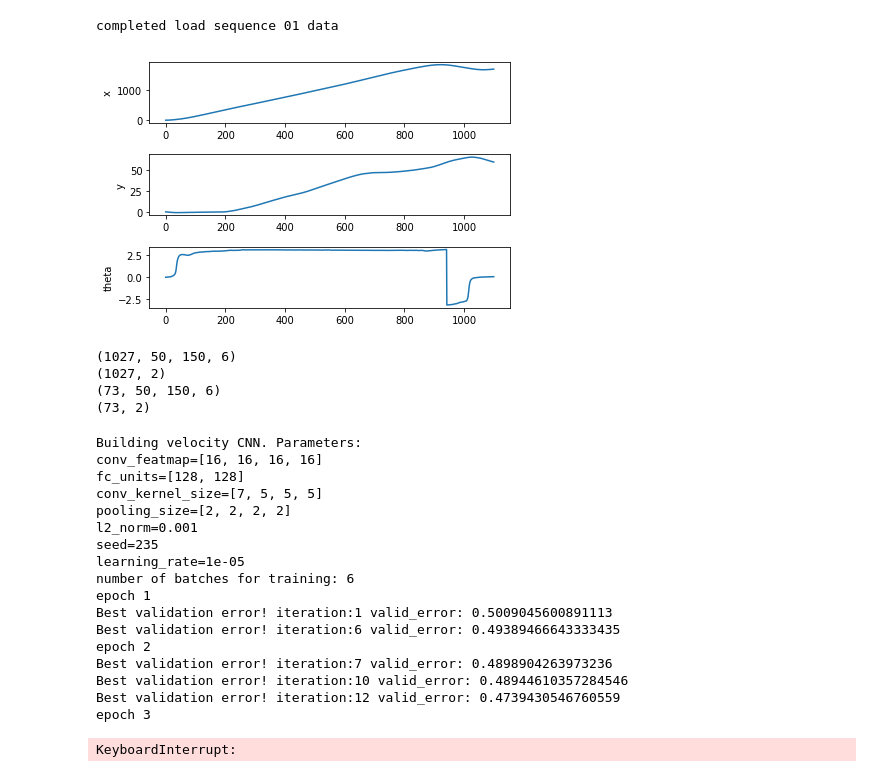
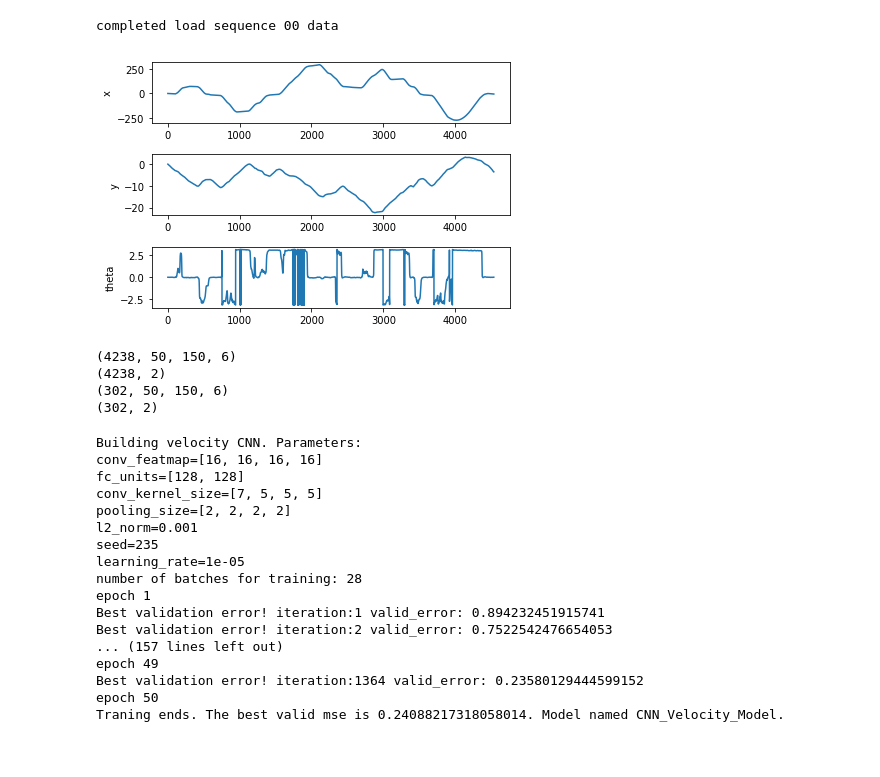
Before and after one commit to gagkhan/deep_visual_odometry, a Jupyter notebook: Training.ipynb, the cells around one changed output. Drawn from its saved outputs; the diff is of its cells as text; code cells hidden in the pictures.

```diff
--- a/Training.ipynb
+++ b/Training.ipynb
@@ -13,19 +10,19 @@ from deep_visual_odometry.kitti_utils import KITTIdata
 from matplotlib import pyplot as plt
 # %%
 basedir = 'dataset'
-kitti_data = KITTIdata(basedir, sequences = ['01'], img_size=(150,50))
+kitti_data = KITTIdata(basedir, sequences = ['00'], img_size=(150,50))
 # %% [output]
-completed load sequence 01 data
+completed load sequence 00 data
 # %%
 plt.figure()
 ylabels = ['x','y','theta']
 for i in range(3):
     plt.subplot(3,1, i+1)
-    plt.plot(kitti_data.poses['01'][:,i])
+    plt.plot(kitti_data.poses['00'][:,i])
     plt.ylabel(ylabels[i])
 plt.tight_layout()
 # %% [output]
-[figure, old version]
+[figure, new version]
 # %%
 inputs, velocities = kitti_data.load_data_input_model()
 # %%
@@ -65,10 +62,10 @@ print(y_train.shape)
 print(X_val.shape)
 print(y_val.shape)
 # %% [output]
-(1027, 50, 150, 6)
-(1027, 2)
-(73, 50, 150, 6)
-(73, 2)
+(4238, 50, 150, 6)
+(4238, 2)
+(302, 50, 150, 6)
+(302, 2)
 # %%
 from deep_visual_odometry.input_model import training
 tf.reset_default_graph()
@@ -80,7 +77,7 @@ training(X_train, y_train, X_val, y_val,
          l2_norm=0.001,
          seed=235,
          learning_rate=1e-5,
-         epoch=20,
+         epoch=50,
          batch_size=150,
          verbose=False,
          pre_trained_model=None)
@@ -93,16 +90,15 @@ pooling_size=[2, 2, 2, 2]
 l2_norm=0.001
 seed=235
 learning_rate=1e-05
-number of batches for training: 6
+number of batches for training: 28
 epoch 1
-Best validation error! iteration:1 valid_error: 0.5009045600891113
-Best validation error! iteration:6 valid_error: 0.49389466643333435
-epoch 2
-Best validation error! iteration:7 valid_error: 0.4898904263973236
-Best validation error! iteration:10 valid_error: 0.48944610357284546
-Best validation error! iteration:12 valid_error: 0.4739430546760559
-epoch 3
+Best validation error! iteration:1 valid_error: 0.894232451915741
+Best validation error! iteration:2 valid_error: 0.7522542476654053
+... (157 lines left out)
+epoch 49
+Best validation error! iteration:1364 valid_error: 0.23580129444599152
+epoch 50
+Traning ends. The best valid mse is 0.24088217318058014. Model named CNN_Velocity_Model.
-KeyboardInterrupt:
 # %%
 from deep_visual_odometry.input_model import test_input_model
 out = test_input_model("CNN_Velocity_Model",X_val,y_val)
```
Also changed, not shown: parts of 8 cells of this notebook, 3 other files.
